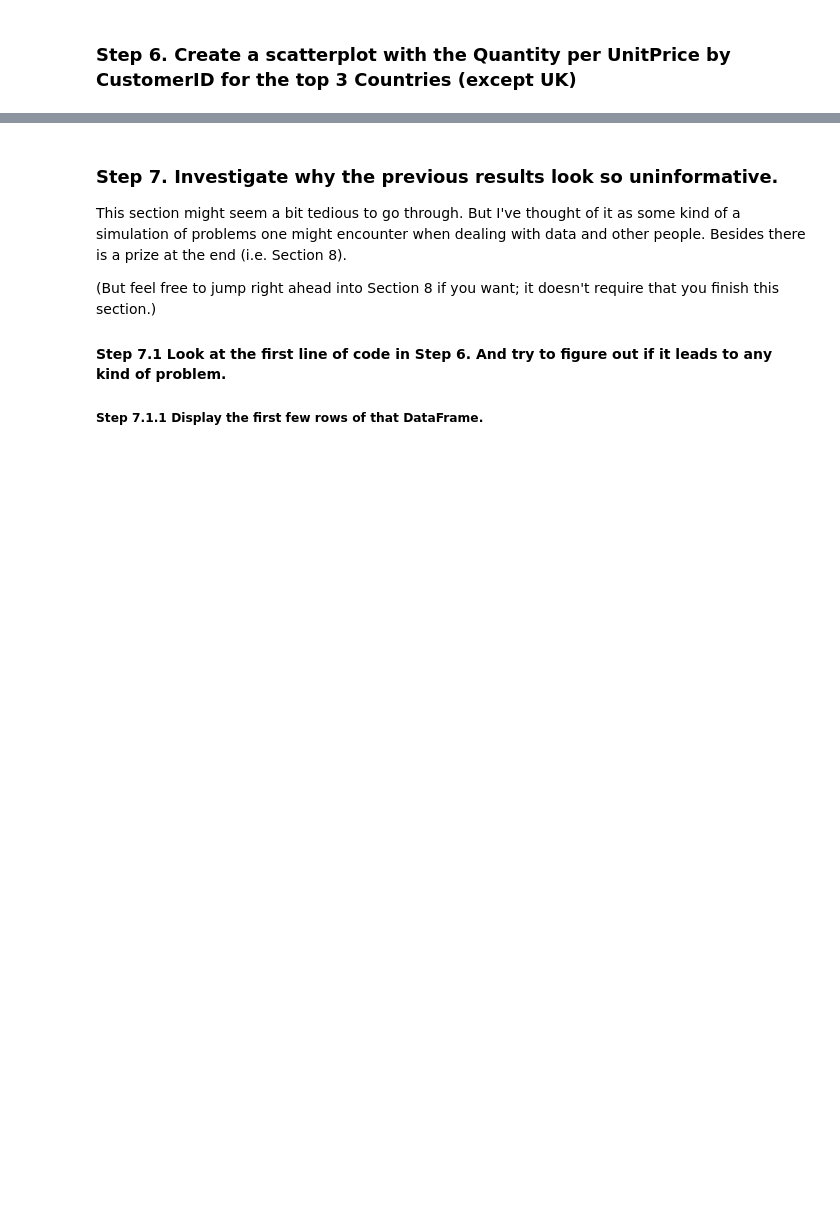
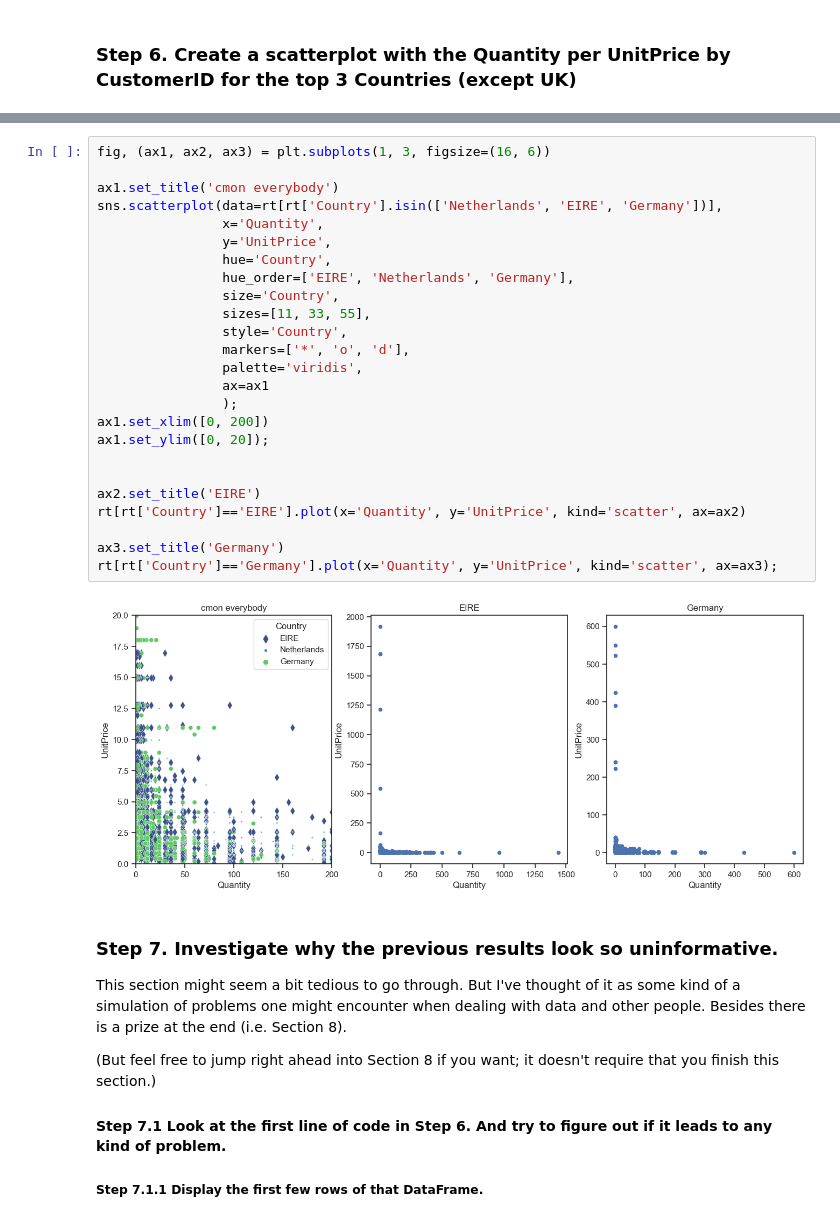
Before and after one commit to zakharkousnetsov/pandas_exercises, a Jupyter notebook: 07_Visualization/Online_Retail/Exercises.ipynb, the cells around one changed output, grey strips where cells are left out. Drawn from its saved outputs; the diff is of its cells as text; blank space fills up the shorter version.

```diff
--- a/07_Visualization/Online_Retail/Exercises.ipynb
+++ b/07_Visualization/Online_Retail/Exercises.ipynb
@@ -20,3 +82,30 @@ Note: if you receive a utf-8 decode error, set `encoding = 'latin1'` in `pd.read
+# %%
+fig, (ax1, ax2, ax3) = plt.subplots(1, 3, figsize=(16, 6))
+
+ax1.set_title('cmon everybody')
+sns.scatterplot(data=rt[rt['Country'].isin(['Netherlands', 'EIRE', 'Germany'])],
+                x='Quantity',
+                y='UnitPrice',
+                hue='Country',
+                hue_order=['EIRE', 'Netherlands', 'Germany'],
+                size='Country',
+                sizes=[11, 33, 55],
+                style='Country',
+                markers=['*', 'o', 'd'],
+                palette='viridis',
+                ax=ax1
+                );
+ax1.set_xlim([0, 200])
+ax1.set_ylim([0, 20]);
+
+
+ax2.set_title('EIRE')
+rt[rt['Country']=='EIRE'].plot(x='Quantity', y='UnitPrice', kind='scatter', ax=ax2)
+
+ax3.set_title('Germany')
+rt[rt['Country']=='Germany'].plot(x='Quantity', y='UnitPrice', kind='scatter', ax=ax3);
+# %% [output]
+[figure, added]
 # %% [markdown]
 ### Step 7. Investigate why the previous results look so uninformative.
 
```
Also changed, not shown: parts of 5 cells of this notebook.
